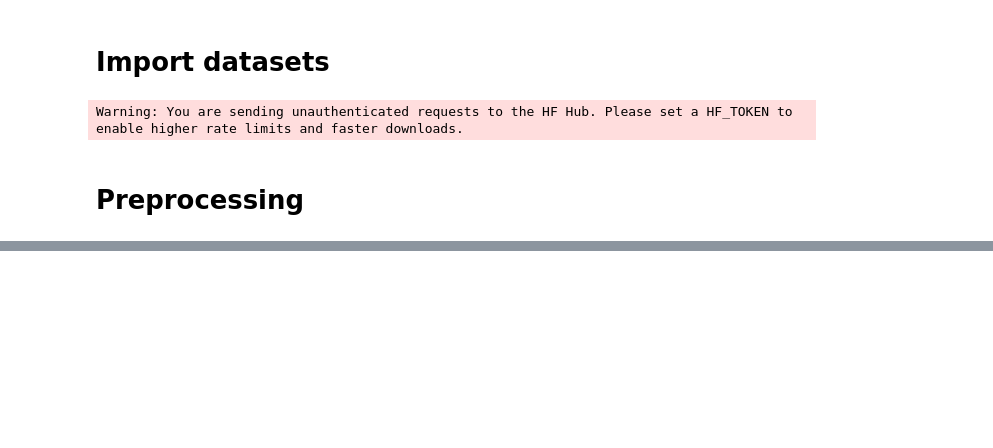
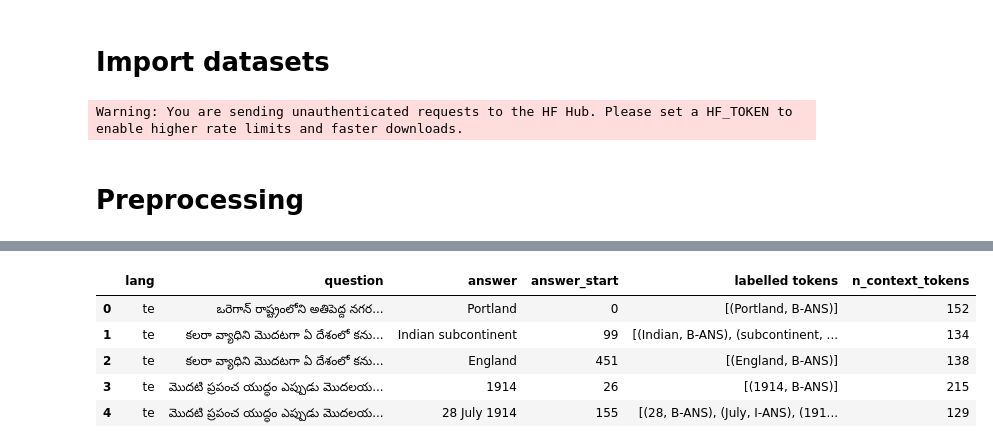
Before and after one commit to Legenden84/msc-nlp-2026, a Jupyter notebook: project_notebooks/nlp_project_2.ipynb, the cells around one changed output, grey strips where cells are left out. Saved outputs shown, nothing was run; the diff lists cells and outputs as text; code cells hidden in the pictures; blank space fills up the shorter version.

```diff
--- a/project_notebooks/nlp_project_2.ipynb
+++ b/project_notebooks/nlp_project_2.ipynb
@@ -60,0 +316,13 @@ def tokenize_with_offsets(text):
+# %%
+df_train = snap_split(df_train, bio_train)
+df_val = snap_split(df_val, bio_val)
+
+bio_train = convert_split(df_train)
+bio_val = convert_split(df_val)
+assert bio_train["error"].isna().all() and bio_val["error"].isna().all()
+
+df_train[["tokens", "offsets", "labels"]] = bio_train[["tokens", "offsets", "labels"]]
+df_val[["tokens", "offsets", "labels"]] = bio_val[["tokens", "offsets", "labels"]]
+
+print("snapped train:", df_train.groupby("lang")["snapped"].sum().to_dict())
+print("snapped val:", df_val.groupby("lang")["snapped"].sum().to_dict())
@@ -60,0 +332,7 @@ def tokenize_with_offsets(text):
+# %%
+# week 36.3 check repeated on the snapped spans
+for name, df in [("train", df_train), ("validation", df_val)]:
+    ans = df[df["answerable"]]
+    ok = [context[start:start + len(answer)] == answer
+          for context, start, answer in zip(ans["context"], ans["answer_start"], ans["answer"])]
+    print(f"{name}: answer: {len(ok)} - fail: {ok.count(False)}")
@@ -60,0 +387,24 @@ def tokenize_with_offsets(text):
+# %%
+# claude
+def show_examples(df, n=5):
+    return pd.DataFrame({
+        "lang": df["lang"],
+        "question": df["question"],
+        "answer": df["answer"],
+        "answer_start": df["answer_start"],
+        "labelled tokens": [
+            [(token, label) for token, label in zip(tokens, labels) if label != "O"]
+            for tokens, labels in zip(df["tokens"], df["labels"])
+        ],
+        "n_context_tokens": df["tokens"].map(len),
+    }).head(n)
+# %%
+# five answerable validation examples
+show_examples(df_val[df_val["answerable"]])
+# %% [output]
+|  | lang | question | answer | answer_start | labelled tokens | n_context_tokens |
+| 0 | te | ఒరెగాన్ రాష్ట్రంలోని అతిపెద్ద నగర... | Portland | 0 | [(Portland, B-ANS)] | 152 |
+| 1 | te | కలరా వ్యాధిని మొదటగా ఏ దేశంలో కను... | Indian subcontinent | 99 | [(Indian, B-ANS), (subcontinent, ... | 134 |
+| 2 | te | కలరా వ్యాధిని మొదటగా ఏ దేశంలో కను... | England | 451 | [(England, B-ANS)] | 138 |
+| 3 | te | మొదటి ప్రపంచ యుద్ధం ఎప్పుడు మొదలయ... | 1914 | 26 | [(1914, B-ANS)] | 215 |
+| 4 | te | మొదటి ప్రపంచ యుద్ధం ఎప్పుడు మొదలయ... | 28 July 1914 | 155 | [(28, B-ANS), (July, I-ANS), (191... | 129 |
```
Also changed, not shown: parts of 29 cells of this notebook.
